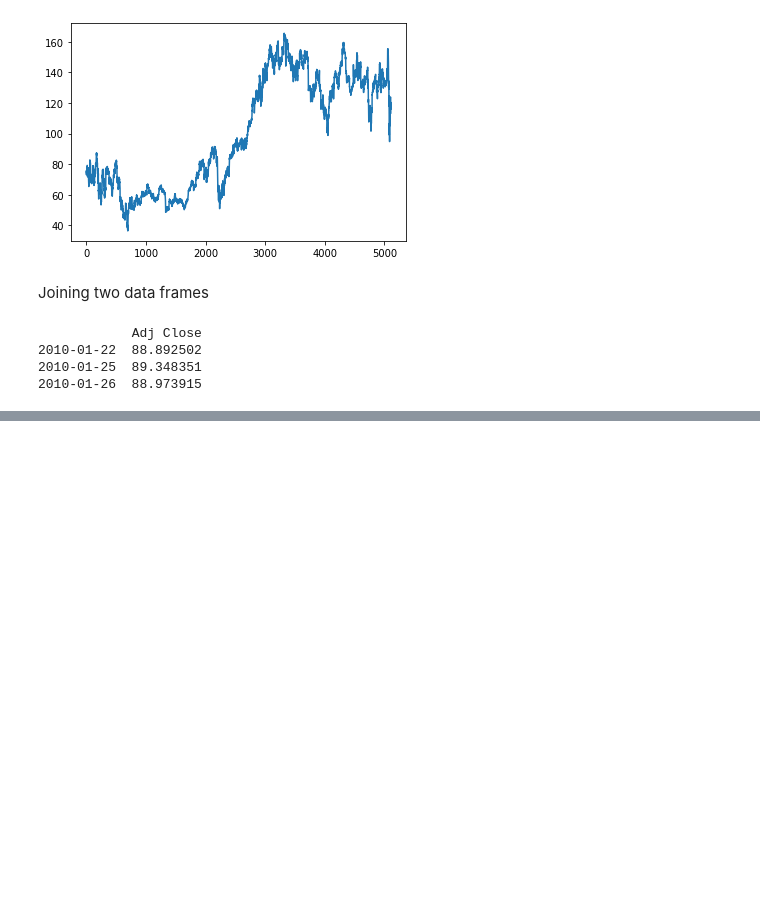
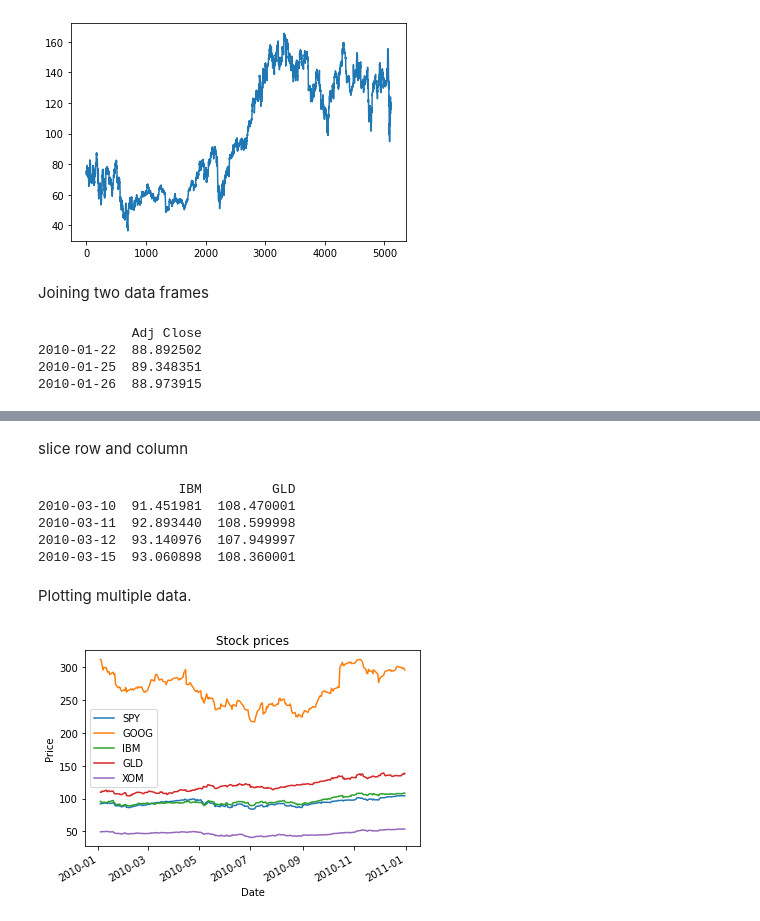
Before and after one commit to mjm522/ML4Trading_Udacity501, a Jupyter notebook: Intro to pandas.ipynb, the cells around one changed output, grey strips where cells are left out. Drawn from its saved outputs; the diff is of its cells as text; code cells hidden in the pictures; blank space fills up the shorter version.

```diff
--- a/Intro to pandas.ipynb
+++ b/Intro to pandas.ipynb
@@ -104,3 +108,17 @@ print(combine_symbols_spy(['GOOG', 'IBM', 'GLD']).head())
 2010-01-22  88.892502  273.978058  90.957825  107.169998
 2010-01-25  89.348351  268.991760  91.407166  107.480003
 2010-01-26  88.973915  270.197235  91.139023  107.559998
+# %%
+def get_data(symbols, dates):
+    """Read stock data (adjusted close) for given symbols from CSV files."""
+    df = pd.DataFrame(index=dates)
+    if 'SPY' not in symbols:  # add SPY for reference, if absent
+        symbols.insert(0, 'SPY')
+
+    for symbol in symbols:
+        # TODO: Read and join data for each symbol
+        df_temp = pd.read_csv("data/{}.csv".format(symbol), index_col='Date',
+        parse_dates=True, usecols=['Date', 'Adj Close'], na_values=['nan'])
+        df_temp = df_temp.rename(columns={'Adj Close':symbol})
+        df = df.join(df_temp, how='inner')
+    return df
@@ -106,0 +127,6 @@ print(combine_symbols_spy(['GOOG', 'IBM', 'GLD']).head())
+# %%
+symbols = ['GOOG', 'IBM', 'GLD', 'XOM']
+dates = pd.date_range('2010-01-01', '2010-12-31')
+# Get stock data
+df = get_data(symbols, dates)
+print (df.head())
@@ -106,0 +201,22 @@ print(combine_symbols_spy(['GOOG', 'IBM', 'GLD']).head())
+# %% [markdown]
+slice row and column
+# %%
+print((df['2010-03-10':'2010-03-15'])[['IBM', 'GLD']])
+# %% [output]
+                  IBM         GLD
+2010-03-10  91.451981  108.470001
+2010-03-11  92.893440  108.599998
+2010-03-12  93.140976  107.949997
+2010-03-15  93.060898  108.360001
+# %% [markdown]
+Plotting multiple data.
+# %%
+def plot_df(df, title='Stock prices', ylabel='Price'):
+    ax = df.plot(title=title)
+    ax.set_xlabel('Date')
+    ax.set_ylabel(ylabel)
+    plt.show()
+# %%
+plot_df(df)
+# %% [output]
+[figure, added]
```
Also changed, not shown: parts of 53 cells of this notebook, 1 other file.
